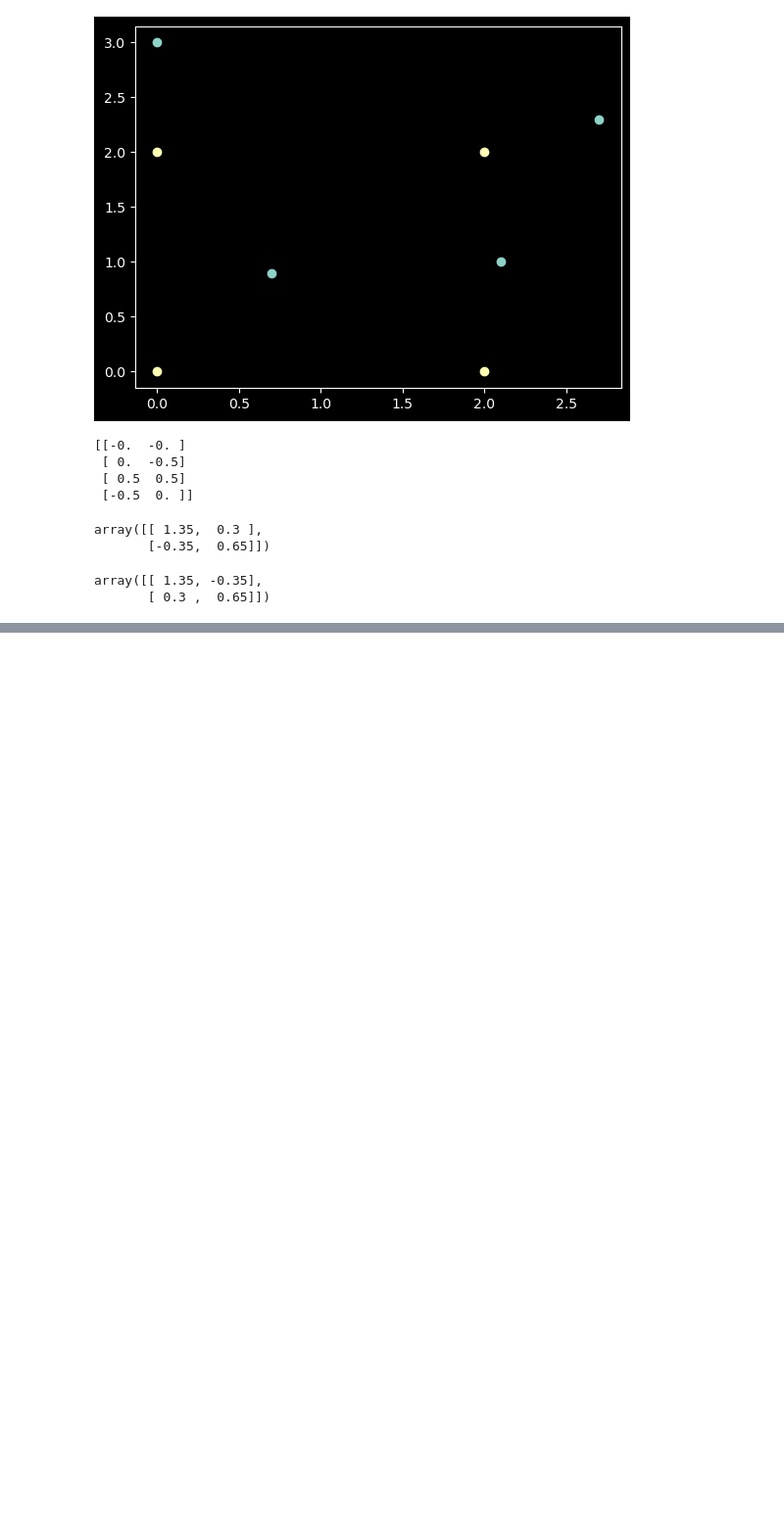
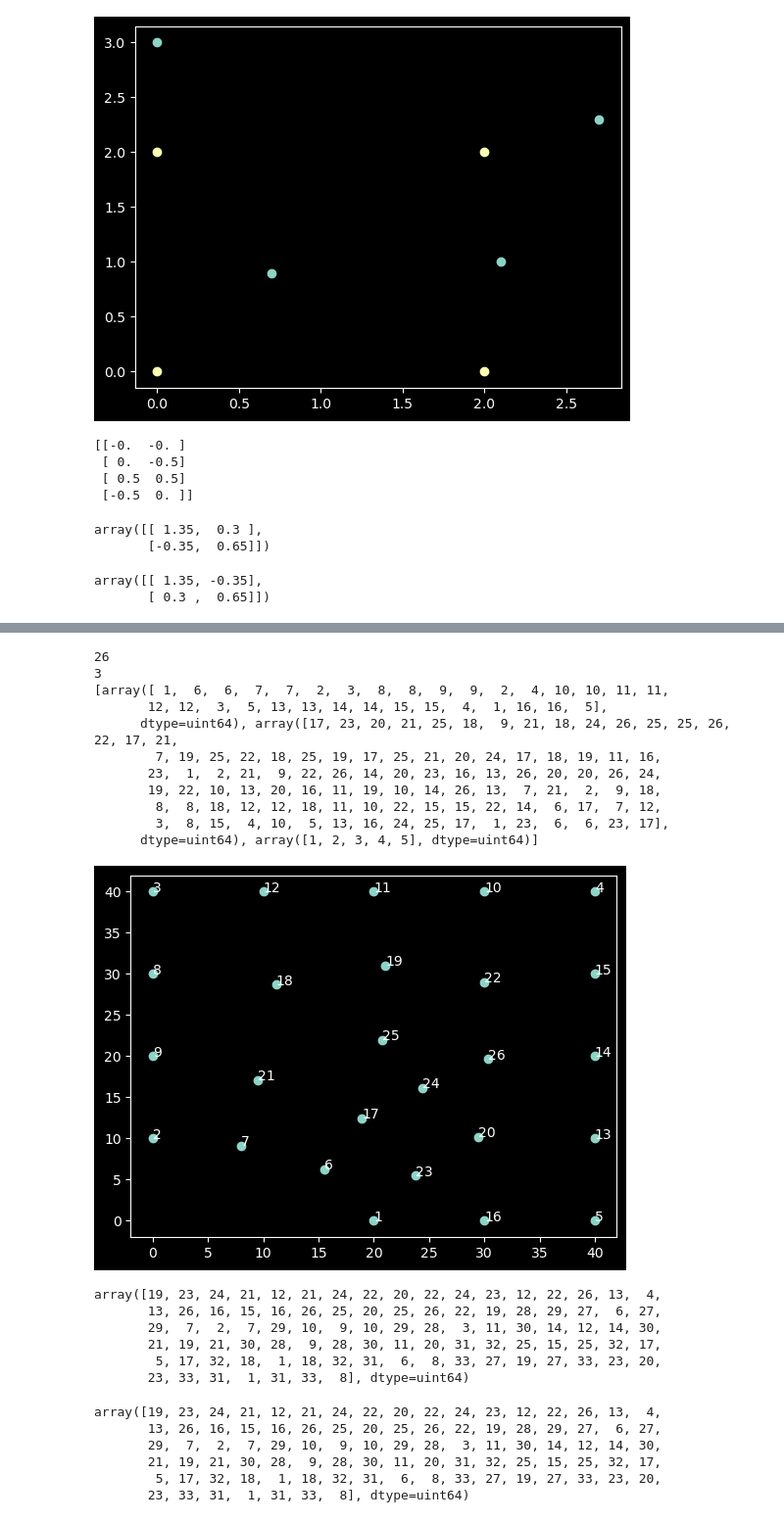
Before and after one commit to Xiaosen9807/Advanced-Finite-Element-Methods, a Jupyter notebook: FEM_2D/Draft_2D.ipynb, the cells around one changed output, grey strips where cells are left out. Shown at 98% size. Saved outputs shown, nothing was run; the diff lists cells and outputs as text; code cells hidden in the pictures; blank space fills up the shorter version.

```diff
--- a/FEM_2D/Draft_2D.ipynb
+++ b/FEM_2D/Draft_2D.ipynb
@@ -444,0 +511,45 @@ array([[ 1.35, -0.35],
+# %%
+import matplotlib.pyplot as plt
+Nodes_list = []
+for i in range(len(node_coords)):
+    Nodes_list.append(node_tags[i])
+print(len(Nodes_list))
+print(len(element_nodes))
+print(element_nodes)
+# print(mesh_ori.getNodes())
+plt.scatter(node_coords[:, 0], node_coords[:, 1])
+
+for (x, y), node in zip(node_coords, Nodes_list):
+    # 在指定的坐标处显示文本
+    plt.text(x, y, node)
+# %% [output]
+26
+3
+[array([ 1,  6,  6,  7,  7,  2,  3,  8,  8,  9,  9,  2,  4, 10, 10, 11, 11,
+       12, 12,  3,  5, 13, 13, 14, 14, 15, 15,  4,  1, 16, 16,  5],
+      dtype=uint64), array([17, 23, 20, 21, 25, 18,  9, 21, 18, 24, 26, 25, 25, 26, 22, 17, 21,
+        7, 19, 25, 22, 18, 25, 19, 17, 25, 21, 20, 24, 17, 18, 19, 11, 16,
+       23,  1,  2, 21,  9, 22, 26, 14, 20, 23, 16, 13, 26, 20, 20, 26, 24,
+       19, 22, 10, 13, 20, 16, 11, 19, 10, 14, 26, 13,  7, 21,  2,  9, 18,
+        8,  8, 18, 12, 12, 18, 11, 10, 22, 15, 15, 22, 14,  6, 17,  7, 12,
+        3,  8, 15,  4, 10,  5, 13, 16, 24, 25, 17,  1, 23,  6,  6, 23, 17],
+      dtype=uint64), array([1, 2, 3, 4, 5], dtype=uint64)]
+[figure, added]
+# %%
+element_nodes[1]
+# %% [output]
+array([19, 23, 24, 21, 12, 21, 24, 22, 20, 22, 24, 23, 12, 22, 26, 13,  4,
+       13, 26, 16, 15, 16, 26, 25, 20, 25, 26, 22, 19, 28, 29, 27,  6, 27,
+       29,  7,  2,  7, 29, 10,  9, 10, 29, 28,  3, 11, 30, 14, 12, 14, 30,
+       21, 19, 21, 30, 28,  9, 28, 30, 11, 20, 31, 32, 25, 15, 25, 32, 17,
+        5, 17, 32, 18,  1, 18, 32, 31,  6,  8, 33, 27, 19, 27, 33, 23, 20,
+       23, 33, 31,  1, 31, 33,  8], dtype=uint64)
+# %%
+element_nodes[1]
+# %% [output]
+array([19, 23, 24, 21, 12, 21, 24, 22, 20, 22, 24, 23, 12, 22, 26, 13,  4,
+       13, 26, 16, 15, 16, 26, 25, 20, 25, 26, 22, 19, 28, 29, 27,  6, 27,
+       29,  7,  2,  7, 29, 10,  9, 10, 29, 28,  3, 11, 30, 14, 12, 14, 30,
+       21, 19, 21, 30, 28,  9, 28, 30, 11, 20, 31, 32, 25, 15, 25, 32, 17,
+        5, 17, 32, 18,  1, 18, 32, 31,  6,  8, 33, 27, 19, 27, 33, 23, 20,
+       23, 33, 31,  1, 31, 33,  8], dtype=uint64)
```
Also changed, not shown: parts of 2 cells of this notebook, 5 other files.
